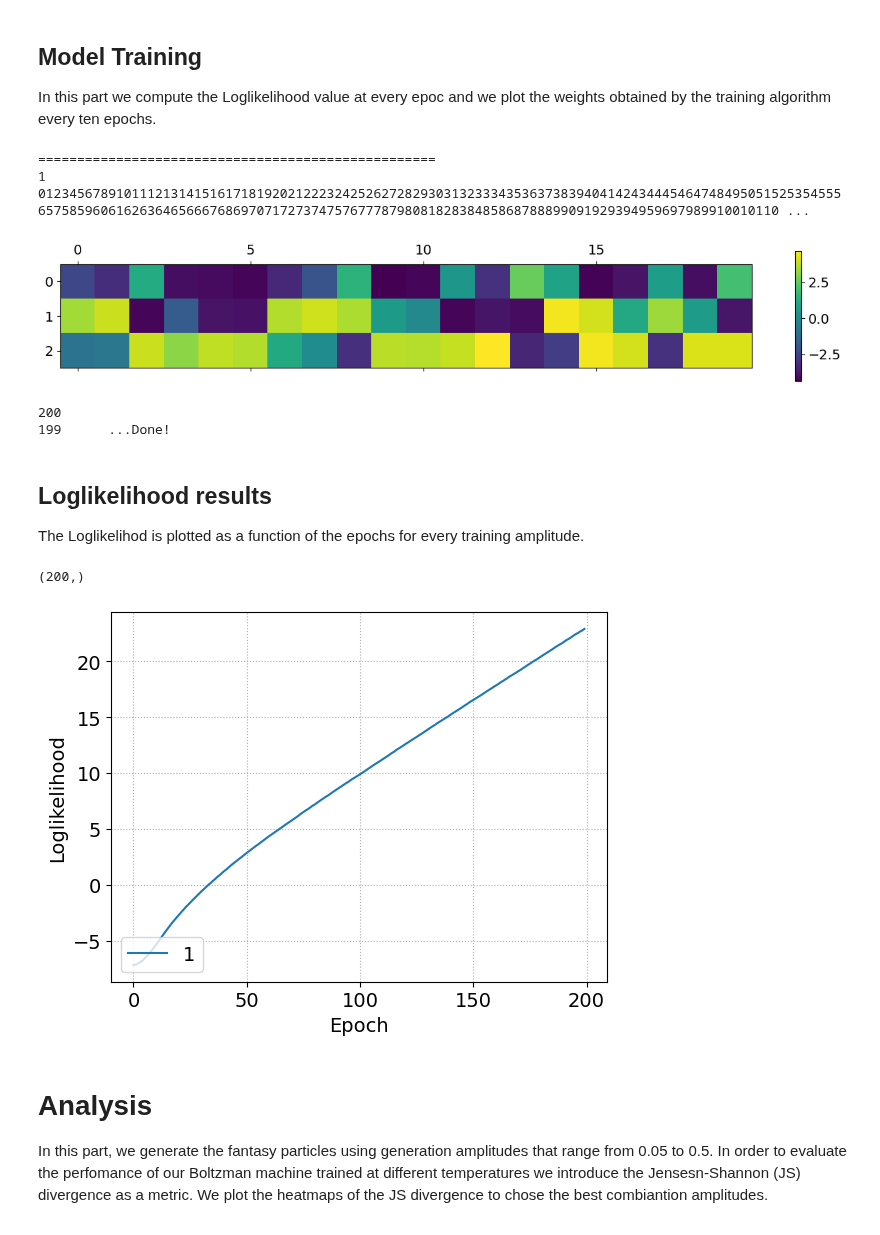
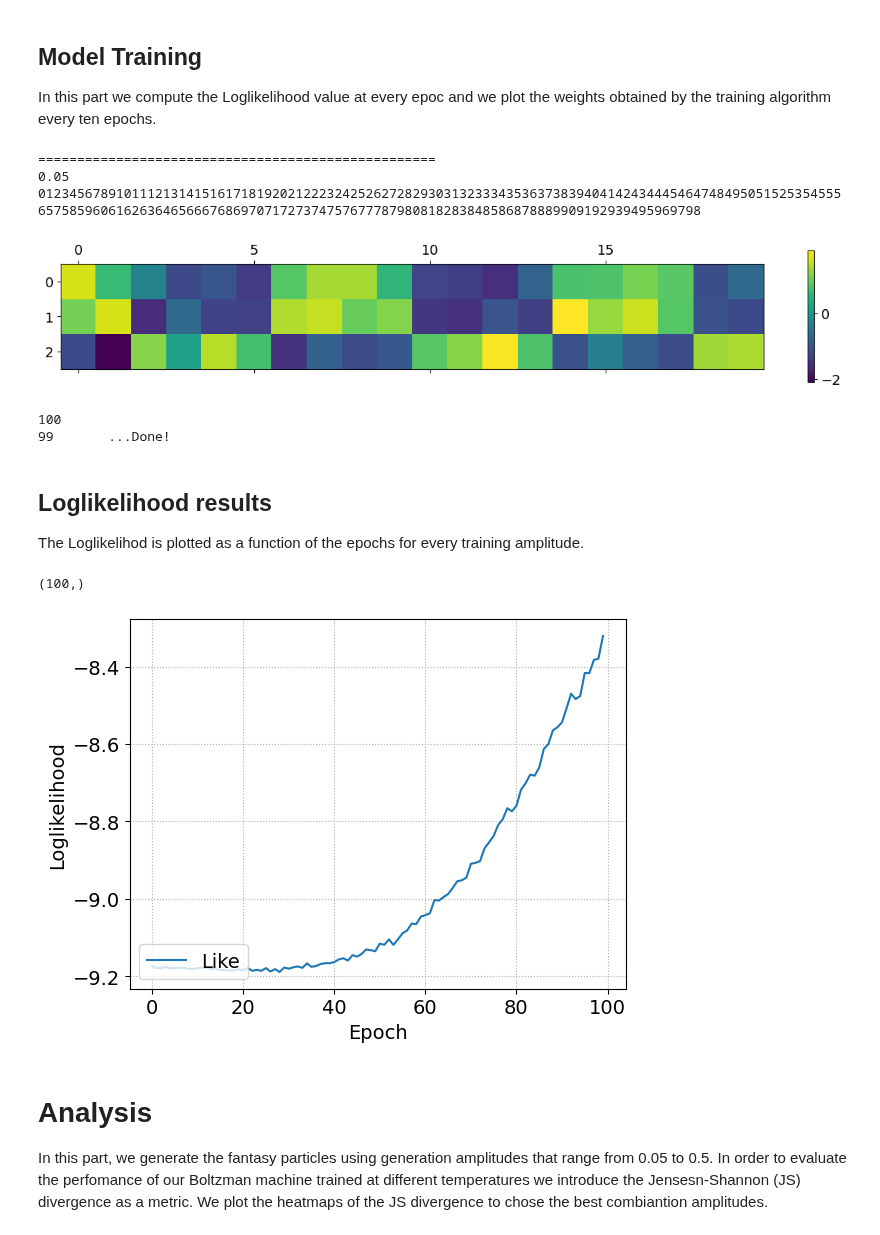
Before and after one commit to threeblueonebrowneyes/lcpb-homework, a Jupyter notebook: HW_02/Unified_group2305_exercise2.ipynb, the cells around one changed output. Cells and saved outputs as stored; diff of their text form; code cells hidden in the pictures.

Commit message:
to be use to implement batch loglikelihood

```diff
--- a/HW_02/Unified_group2305_exercise2.ipynb
+++ b/HW_02/Unified_group2305_exercise2.ipynb
@@ -319,7 +319,7 @@ Amp_training  = 0.05      #set the coefficient that multiply the temp, Higher Am
 cdn  = 1        #set the number of phases
 
 
-n_epochs = 200   #set the number of epochs
+n_epochs = 100   #set the number of epochs
 
 
 spin = True      #chose the kind of representation
@@ -335,7 +335,7 @@ else:
 Algorithm = 'RMSprop'
 
 #amp_list = [0.05, 0.10, 0.15, 0.2, 0.25, 0.3, 0.35, 0.4, 0.45, 0.5]
-amp_list = [1]
+amp_list = [0.05]
 # %% [markdown]
 ## LogLikelihood
 # %%
@@ -396,5 +396,14 @@ possible_h=np.zeros((n_h_val**n_h, n_h))
 for i,v_i in enumerate(possibilities_v):
     possible_v[i]=np.array([int(i) for i in ''.join(v_i)])
 
+if spin:
+    possible_v = 2*possible_v -1
+
 for i,h_i in enumerate(possibilities_h):
     possible_h[i]=np.array([int(i) for i in ''.join(h_i)])
+
+if spin:
+    possible_h = 2*possible_h -1
+
+print(possible_v)
+print(possible_h)
@@ -421,7 +446,10 @@ for i, amp in enumerate(amp_list):
 
     rbm = boltzmanmachine(L,M,sigma,vmin=vmin, spin=spin)
     print(amp, end=' ')
+
     Loglikelihood = np.zeros(n_epochs)
+    E_list = np.zeros(n_epochs)
+    Z_list = np.zeros(n_epochs)
     for epoch in range(n_epochs):
         # aggregate normalization of batch statistics and learning rate
         for k in range(N):
@@ -434,39 +462,42 @@ for i, amp in enumerate(amp_list):
 
         #Loglikelihood
         if Loglikelihood_calculation==True:
             h_loglikelihood = np.zeros((10000,3))
             for j in range(N):
                 h_loglikelihood[j] = rbm.positive(v_data[j], Amp=amp)
 
             E_var = 0
             for i, h_i in enumerate(h_loglikelihood):
-                E_var += -(np.dot(v_data[i], np.dot(rbm.w, h_i))+np.dot(rbm.a,v_data[i])+np.dot(rbm.b,h_i))
+                E_var += -(np.dot(v_data[i], np.dot(rbm.w, h_i))+np.dot(rbm.a,v_data[i])+np.dot(rbm.b,h_i))*GAP*amp
             mean_E = E_var/N
-            Z_var = Z(possible_v, possible_h, rbm.w, rbm.a, rbm.b)
+            Z_var = Z(possible_v, possible_h, rbm.w, rbm.a, rbm.b, amp)
             Loglikelihood[epoch] = - mean_E - np.log(Z_var)
+            E_list[epoch] = mean_E
+            Z_list[epoch] = np.log(Z_var)
+
 
         # randomize the order of input data
         np.random.shuffle(v)
         if epoch==n_epochs-1:
             plt.matshow(rbm.w.T)
             plt.colorbar()
             plt.show()
             print(epoch+1)
         print(epoch, end='')
 
     if spin:
         file_name='Models/'+str(Algorithm)+'_'+str(amp).replace('.','')+'_'+str(cdn)+'_spin'+'.npz'
     else:
         file_name='Models/'+str(Algorithm)+'_'+str(amp).replace('.','')+'_'+str(cdn)+'.npz'
     rbm.save_model(file_name)
 
     print(' \t ...Done!')
 # %% [output]
 ===================================================
-1 012345678910111213141516171819202122232425262728293031323334353637383940414243444546474849505152535455565758596061626364656667686970717273747576777879808182838485868788899091929394959697989910010110 ...
+0.05 01234567891011121314151617181920212223242526272829303132333435363738394041424344454647484950515253545556575859606162636465666768697071727374757677787980818283848586878889909192939495969798
-[figure, old version]
+[figure, new version]
-200
-199      ...Done!
+100
+99       ...Done!
 # %% [markdown]
 ## Loglikelihood results
 The Loglikelihod is plotted as a function of the epochs for every training amplitude.
@@ -483,7 +514,10 @@ print(Loglikelihood.shape)
     #print('amp:', amp)
     #plt.plot(epochs_list, np.reshape(Loglikelihood, (10,100))[i], label=f'{amp}')
     #plt.plot(epochs_list, Loglikelihood, label=f'{amp}')
-plt.plot(epochs_list, Loglikelihood, label=f'{amp}')
+plt.plot(epochs_list, Loglikelihood, label='Like')
+#plt.plot(epochs_list, E_list, label='E_mean')
+#plt.plot(epochs_list, Z_list, label='log(Z)')
+
 
 plt.xlabel('Epoch')
 plt.ylabel('Loglikelihood')
@@ -492,5 +526,5 @@ plt.legend(loc='lower left')
 plt.savefig('Loglikelihood.png')
 plt.show()
 # %% [output]
-(200,)
+(100,)
-[figure, old version]
+[figure, new version]
```
Also changed, not shown: parts of 5 cells of this notebook, 1 other file.
